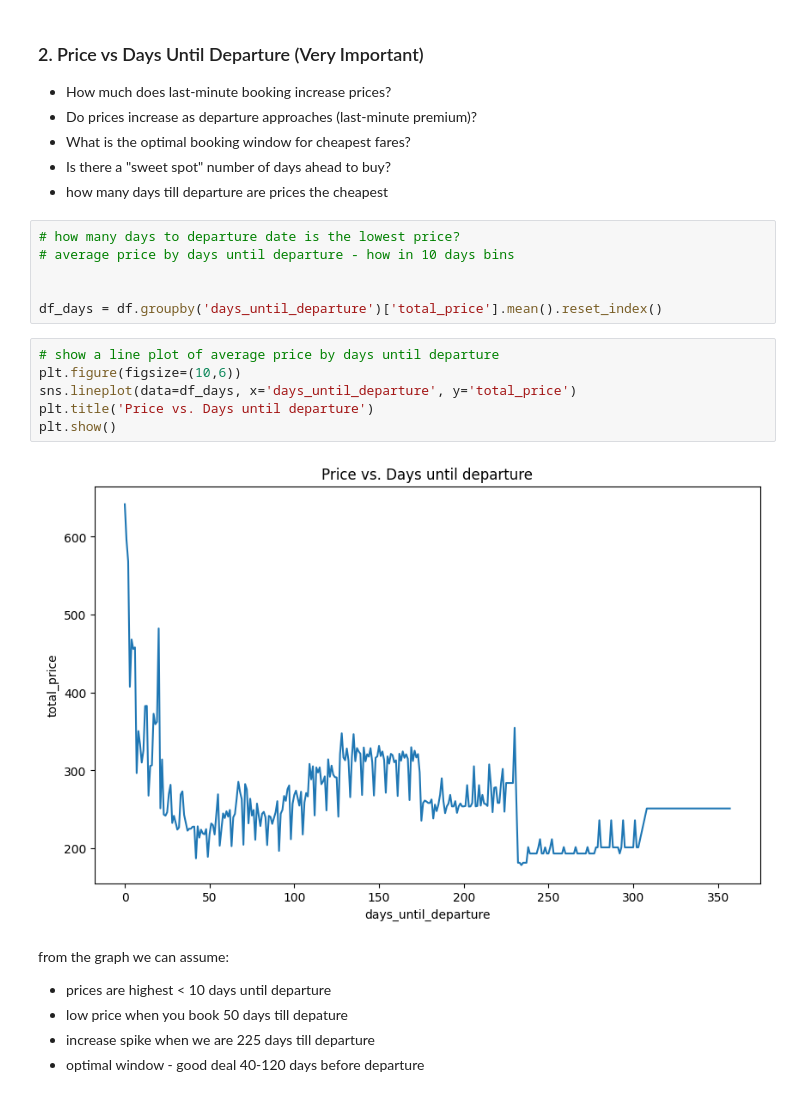
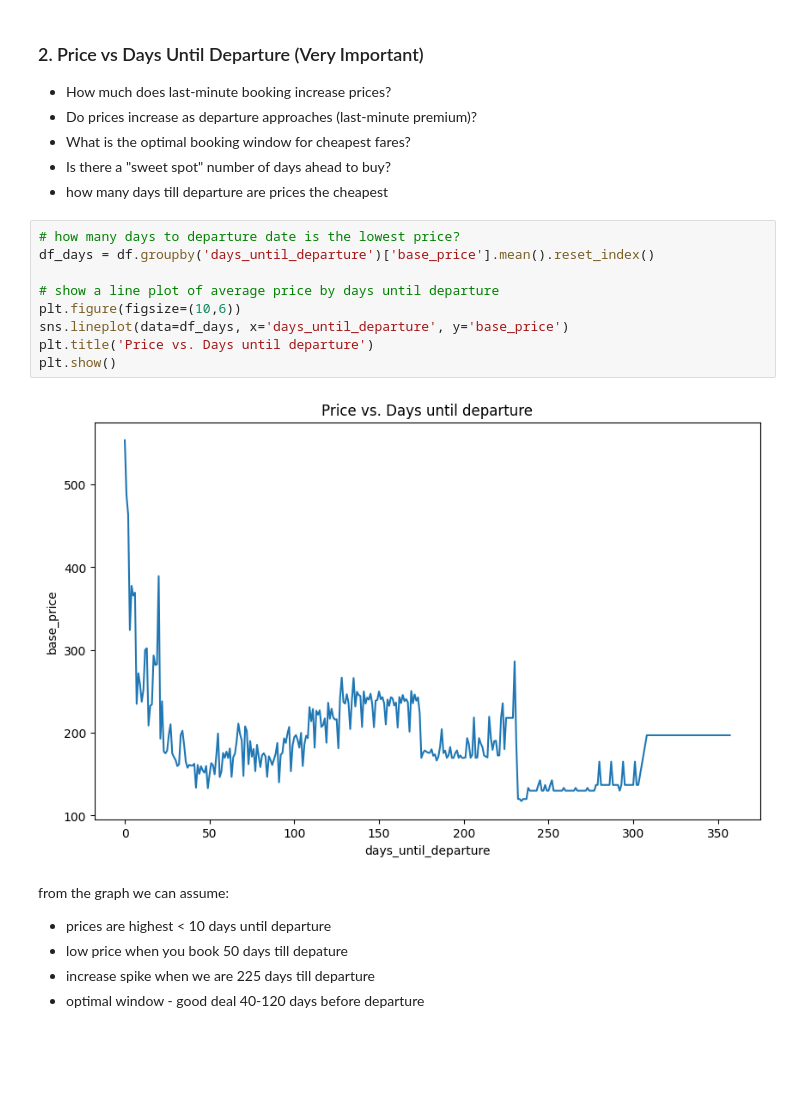
Before and after one commit to sheenamrv/flight-price-prediction-web-app, a Jupyter notebook: data cleaning and eda/eda.ipynb, the cells around one changed output. Saved outputs shown, nothing was run; the diff lists cells and outputs as text; blank space fills up the shorter version.

```diff
--- a/data cleaning and eda/eda.ipynb
+++ b/data cleaning and eda/eda.ipynb
@@ -131,20 +133,17 @@ plt.show()
 - What is the optimal booking window for cheapest fares?
 - Is there a "sweet spot" number of days ahead to buy?
 - how many days till departure are prices the cheapest
-# %%
-# how many days to departure date is the lowest price?
-# average price by days until departure - how in 10 days bins
-
-
-df_days = df.groupby('days_until_departure')['total_price'].mean().reset_index()
 # %%
+# how many days to departure date is the lowest price?
+df_days = df.groupby('days_until_departure')['base_price'].mean().reset_index()
+
 # show a line plot of average price by days until departure
 plt.figure(figsize=(10,6))
-sns.lineplot(data=df_days, x='days_until_departure', y='total_price')
+sns.lineplot(data=df_days, x='days_until_departure', y='base_price')
 plt.title('Price vs. Days until departure')
 plt.show()
 # %% [output]
-[figure, old version]
+[figure, new version]
 # %% [markdown]
 from the graph we can assume:
 - prices are highest < 10 days until departure
```
Also changed, not shown: parts of 31 cells of this notebook, 7 other files.
